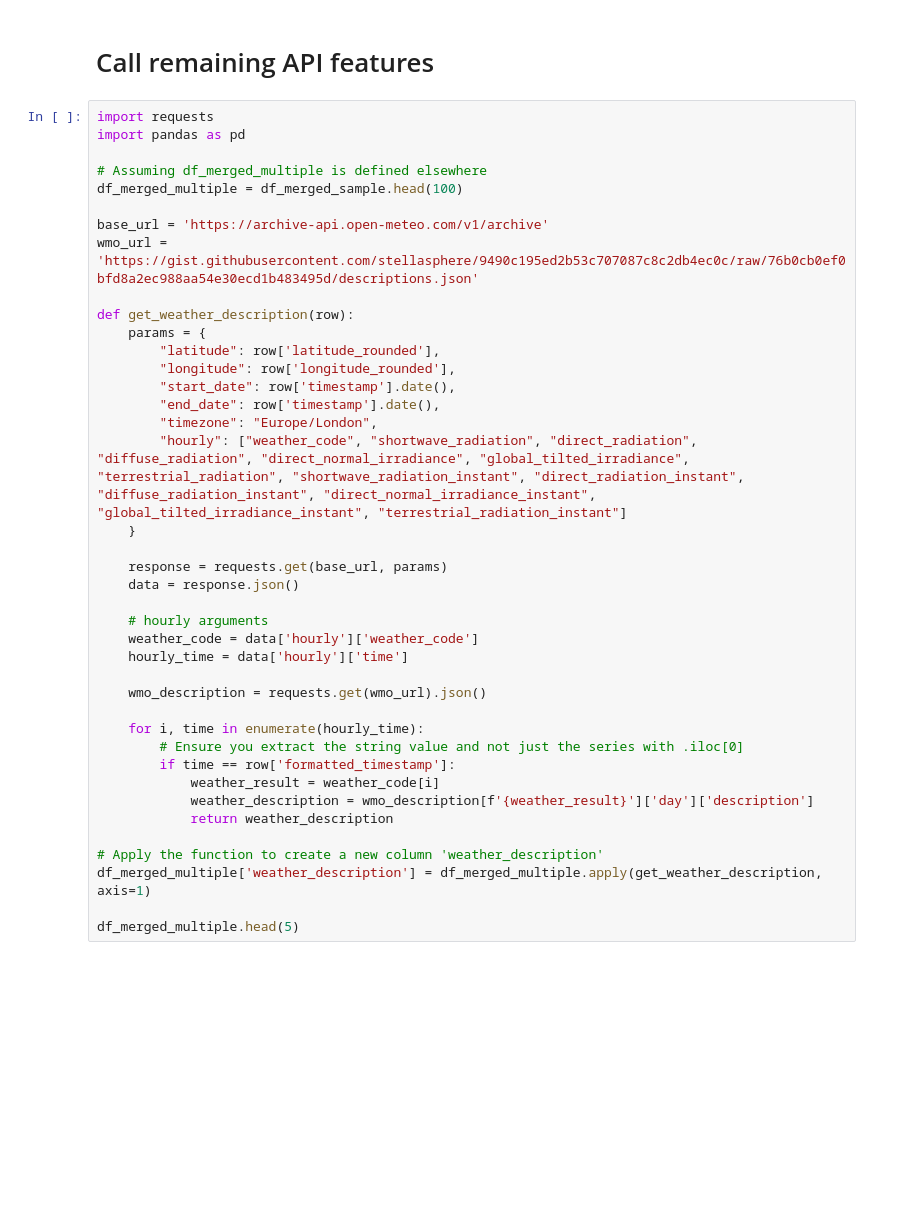
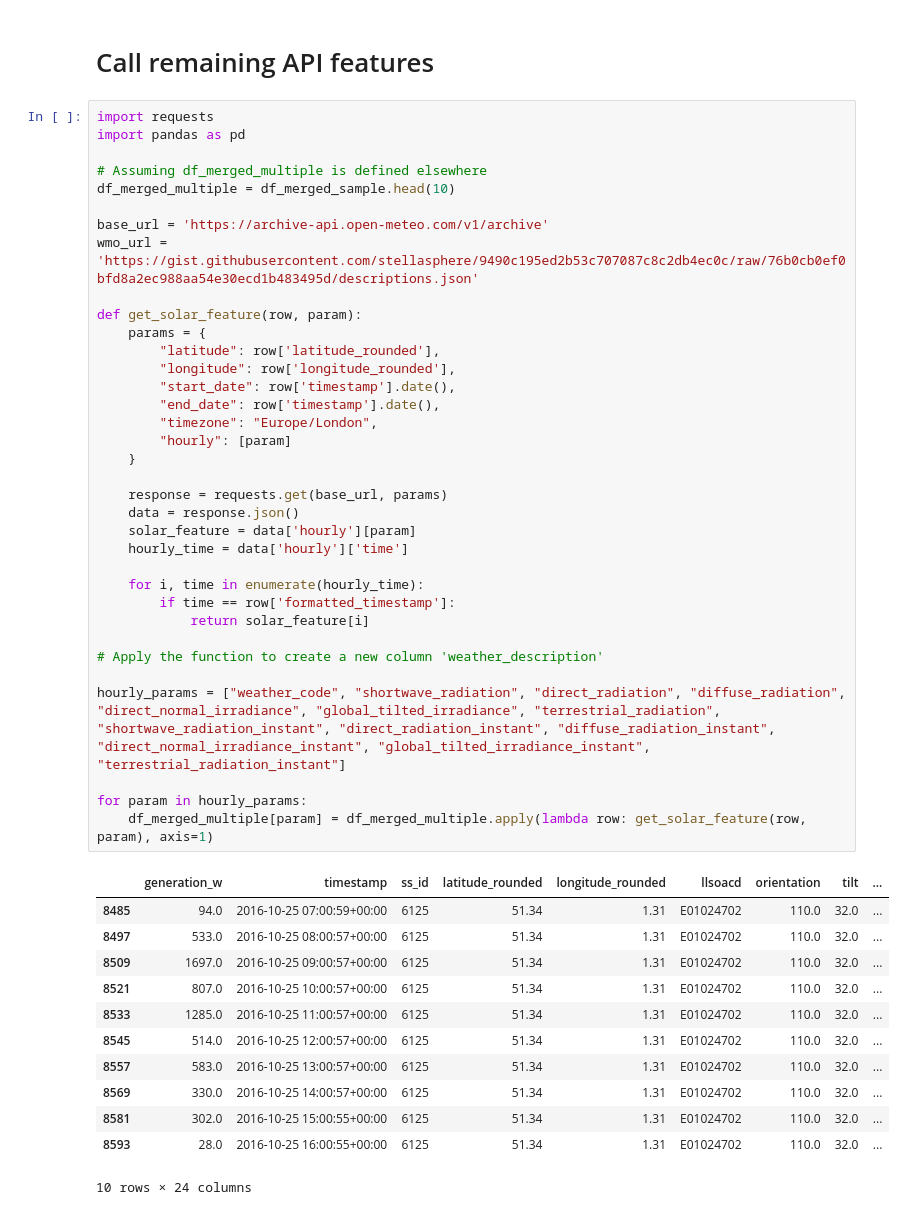
Before and after one commit to hramzan01/market, a Jupyter notebook: notebooks/supply_data.ipynb, the cells around one changed output. Drawn from its saved outputs; the diff is of its cells as text; blank space fills up the shorter version.

```diff
--- a/notebooks/supply_data.ipynb
+++ b/notebooks/supply_data.ipynb
@@ -345,40 +345,48 @@ df_merged_multiple.head(5)
 # %%
 import requests
 import pandas as pd
 
 # Assuming df_merged_multiple is defined elsewhere
-df_merged_multiple = df_merged_sample.head(100)
+df_merged_multiple = df_merged_sample.head(10)
 
 base_url = 'https://archive-api.open-meteo.com/v1/archive'
 wmo_url = 'https://gist.githubusercontent.com/stellasphere/9490c195ed2b53c707087c8c2db4ec0c/raw/76b0cb0ef0bfd8a2ec988aa54e30ecd1b483495d/descriptions.json'
 
-def get_weather_description(row):
+def get_solar_feature(row, param):
     params = {
         "latitude": row['latitude_rounded'],
         "longitude": row['longitude_rounded'],
         "start_date": row['timestamp'].date(),
         "end_date": row['timestamp'].date(),
         "timezone": "Europe/London",
-	    "hourly": ["weather_code", "shortwave_radiation", "direct_radiation", "diffuse_radiation", "direct_normal_irradiance", "global_tilted_irradiance", "terrestrial_radiation", "shortwave_radiation_instant", "direct_radiation_instant", "diffuse_radiation_instant", "direct_normal_irradiance_instant", "global_tilted_irradiance_instant", "terrestrial_radiation_instant"]
+        "hourly": [param]
     }
 
     response = requests.get(base_url, params)
     data = response.json()
-
-    # hourly arguments
-    weather_code = data['hourly']['weather_code']
+    solar_feature = data['hourly'][param]
     hourly_time = data['hourly']['time']
 
-    wmo_description = requests.get(wmo_url).json()
-
     for i, time in enumerate(hourly_time):
-        # Ensure you extract the string value and not just the series with .iloc[0]
         if time == row['formatted_timestamp']:
-            weather_result = weather_code[i]
-            weather_description = wmo_description[f'{weather_result}']['day']['description']
-            return weather_description
+            return solar_feature[i]
 
 # Apply the function to create a new column 'weather_description'
-df_merged_multiple['weather_description'] = df_merged_multiple.apply(get_weather_description, axis=1)
 
-df_merged_multiple.head(5)
+hourly_params = ["weather_code", "shortwave_radiation", "direct_radiation", "diffuse_radiation", "direct_normal_irradiance", "global_tilted_irradiance", "terrestrial_radiation", "shortwave_radiation_instant", "direct_radiation_instant", "diffuse_radiation_instant", "direct_normal_irradiance_instant", "global_tilted_irradiance_instant", "terrestrial_radiation_instant"]
+
+for param in hourly_params:
+    df_merged_multiple[param] = df_merged_multiple.apply(lambda row: get_solar_feature(row, param), axis=1)
+# %% [output]
+|  | generation_w | timestamp | ss_id | latitude_rounded | longitude_rounded | llsoacd | orientation | tilt | ... |
+| 8485 | 94.0 | 2016-10-25 07:00:59+00:00 | 6125 | 51.34 | 1.31 | E01024702 | 110.0 | 32.0 | ... |
+| 8497 | 533.0 | 2016-10-25 08:00:57+00:00 | 6125 | 51.34 | 1.31 | E01024702 | 110.0 | 32.0 | ... |
+| 8509 | 1697.0 | 2016-10-25 09:00:57+00:00 | 6125 | 51.34 | 1.31 | E01024702 | 110.0 | 32.0 | ... |
+| 8521 | 807.0 | 2016-10-25 10:00:57+00:00 | 6125 | 51.34 | 1.31 | E01024702 | 110.0 | 32.0 | ... |
+| 8533 | 1285.0 | 2016-10-25 11:00:57+00:00 | 6125 | 51.34 | 1.31 | E01024702 | 110.0 | 32.0 | ... |
+| 8545 | 514.0 | 2016-10-25 12:00:57+00:00 | 6125 | 51.34 | 1.31 | E01024702 | 110.0 | 32.0 | ... |
+| 8557 | 583.0 | 2016-10-25 13:00:57+00:00 | 6125 | 51.34 | 1.31 | E01024702 | 110.0 | 32.0 | ... |
+| 8569 | 330.0 | 2016-10-25 14:00:57+00:00 | 6125 | 51.34 | 1.31 | E01024702 | 110.0 | 32.0 | ... |
+| 8581 | 302.0 | 2016-10-25 15:00:55+00:00 | 6125 | 51.34 | 1.31 | E01024702 | 110.0 | 32.0 | ... |
+| 8593 | 28.0 | 2016-10-25 16:00:55+00:00 | 6125 | 51.34 | 1.31 | E01024702 | 110.0 | 32.0 | ... |
+10 rows × 24 columns
```
Also changed, not shown: parts of 4 cells of this notebook.
